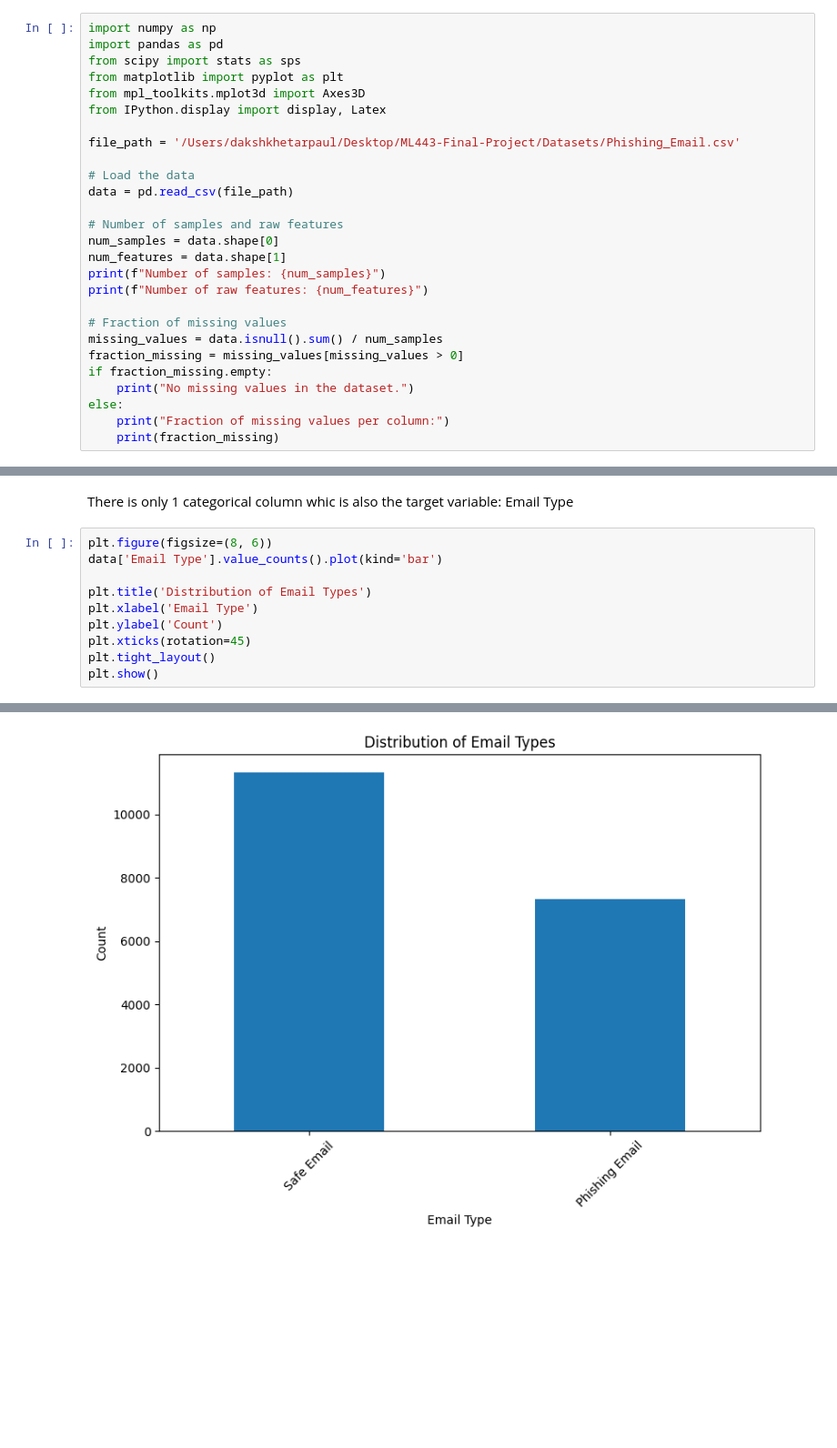
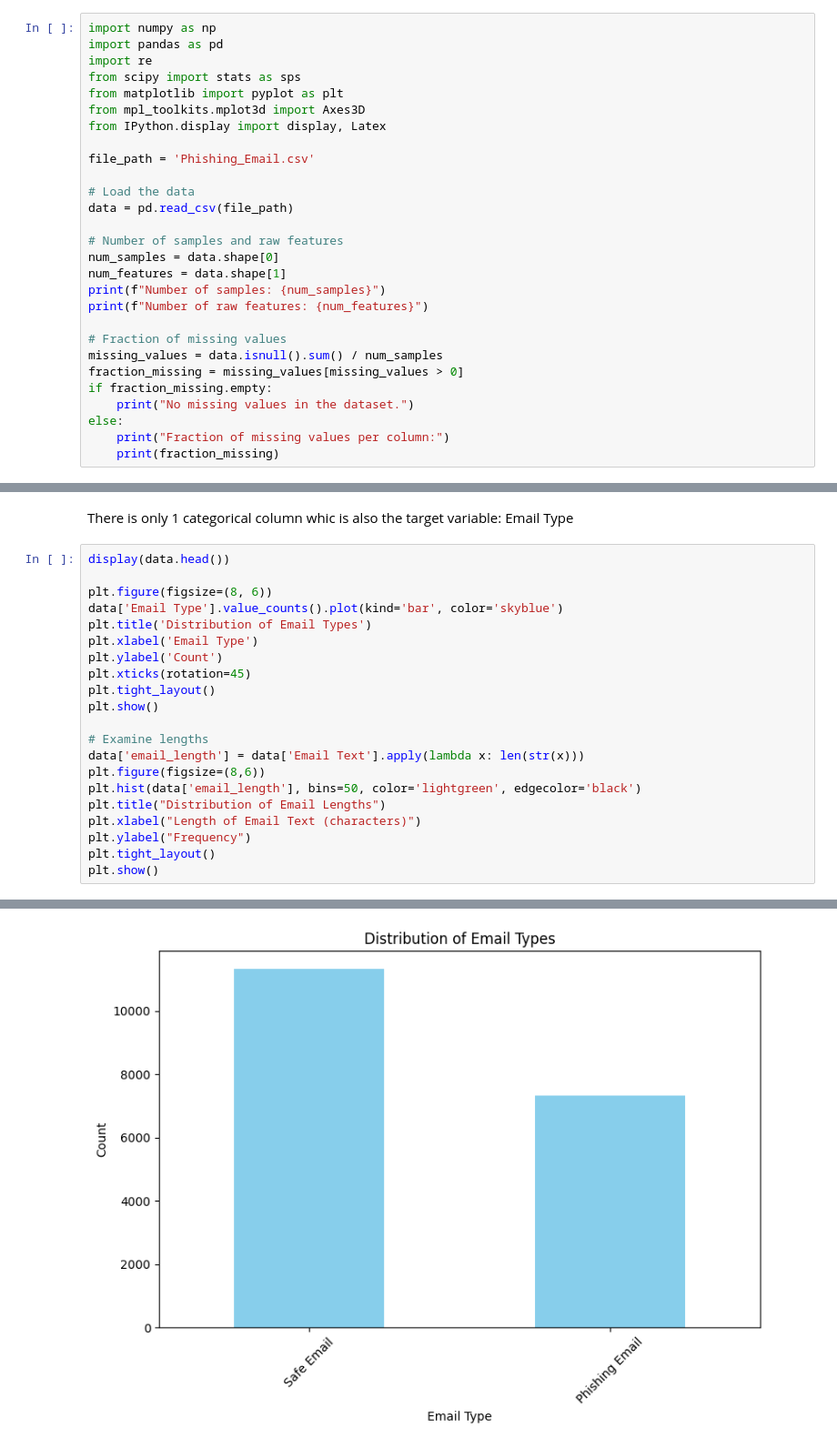
Before and after one commit to dakshkhetarpaul/Triple-Threat-ML, a Jupyter notebook: Triple-Threat-ML_Dataset4.ipynb, the cells around one changed output, grey strips where cells are left out. Shown at 91% size. Drawn from its saved outputs; the diff is of its cells as text; blank space fills up the shorter version.

```diff
--- a/Triple-Threat-ML_Dataset4.ipynb
+++ b/Triple-Threat-ML_Dataset4.ipynb
@@ -5,12 +5,13 @@
 # %%
 import numpy as np
 import pandas as pd
+import re
 from scipy import stats as sps
 from matplotlib import pyplot as plt
 from mpl_toolkits.mplot3d import Axes3D
 from IPython.display import display, Latex
 
-file_path = '/Users/dakshkhetarpaul/Desktop/ML443-Final-Project/Datasets/Phishing_Email.csv'
+file_path = 'Phishing_Email.csv'
 
 # Load the data
 data = pd.read_csv(file_path)
@@ -38,13 +39,24 @@ dtype: float64
 # %% [markdown]
 There is only 1 categorical column whic is also the target variable: Email Type
 # %%
+display(data.head())
+
 plt.figure(figsize=(8, 6))
-data['Email Type'].value_counts().plot(kind='bar')
-
+data['Email Type'].value_counts().plot(kind='bar', color='skyblue')
 plt.title('Distribution of Email Types')
 plt.xlabel('Email Type')
 plt.ylabel('Count')
 plt.xticks(rotation=45)
 plt.tight_layout()
 plt.show()
+
+# Examine lengths
+data['email_length'] = data['Email Text'].apply(lambda x: len(str(x)))
+plt.figure(figsize=(8,6))
+plt.hist(data['email_length'], bins=50, color='lightgreen', edgecolor='black')
+plt.title("Distribution of Email Lengths")
+plt.xlabel("Length of Email Text (characters)")
+plt.ylabel("Frequency")
+plt.tight_layout()
+plt.show()
 # %% [output]
@@ -51 +69 @@ plt.show()
-[figure, old version]
+[figure, new version]
```
Also changed, not shown: parts of 7 cells of this notebook.
